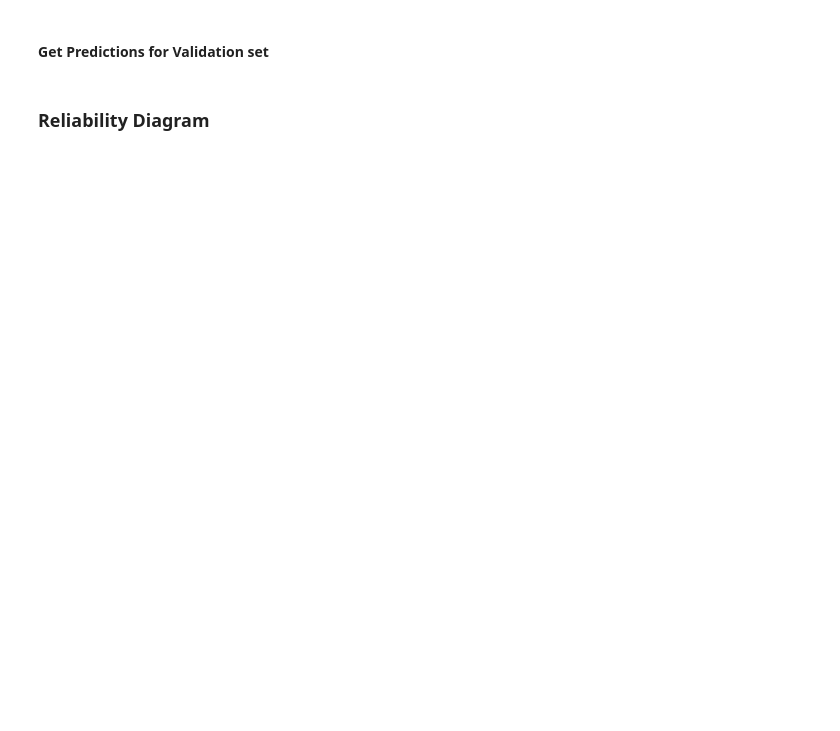
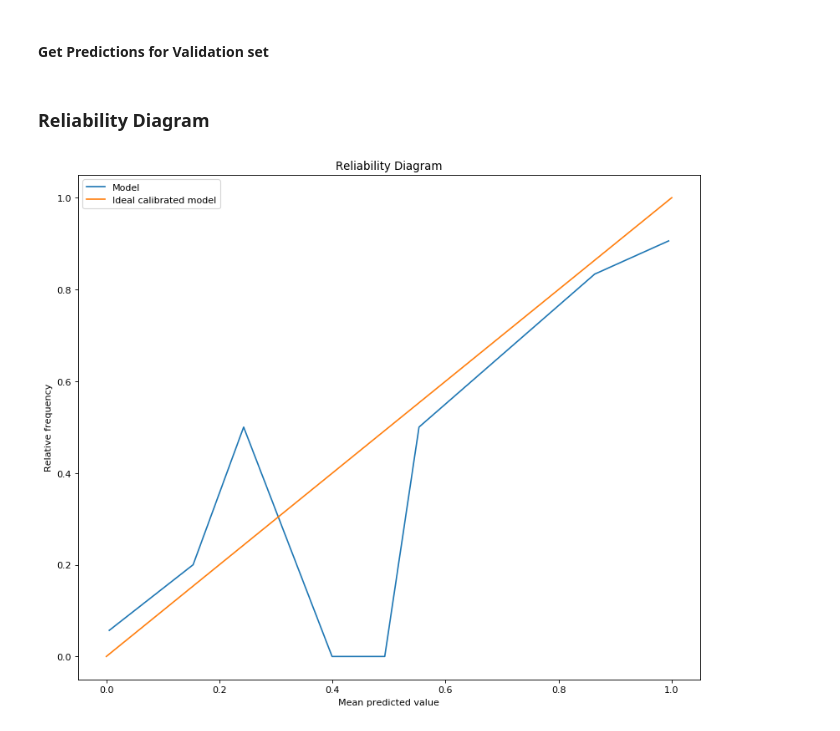
Before and after one commit to ManuConcepBrito/Covid-Detection, a Jupyter notebook: calibrate.ipynb, the cells around one changed output. Drawn from its saved outputs; the diff is of its cells as text; code cells hidden in the pictures; blank space fills up the shorter version.

```diff
--- a/calibrate.ipynb
+++ b/calibrate.ipynb
@@ -33,10 +55,13 @@ positives_per_bin, confidence_per_bin = reliability_diagram(torch.Tensor(logits)
 # %% [markdown]
 ### Reliability Diagram
 # %%
-plt.figure(num=None, figsize=(8, 6), dpi=80, facecolor='w', edgecolor='k')
+plt.figure(num=None, figsize=(12, 10), dpi=80, facecolor='w', edgecolor='k')
 plt.plot(confidence_per_bin, positives_per_bin)
 plt.plot(np.linspace(0,1),np.linspace(0,1))
+plt.legend(["Model", "Ideal calibrated model"])
 plt.title("Reliability Diagram")
 plt.ylabel("Relative frequency")
 plt.xlabel("Mean predicted value")
 plt.show()
+# %% [output]
+[figure, added]
```
Also changed, not shown: parts of 13 cells of this notebook, 1 other file.
